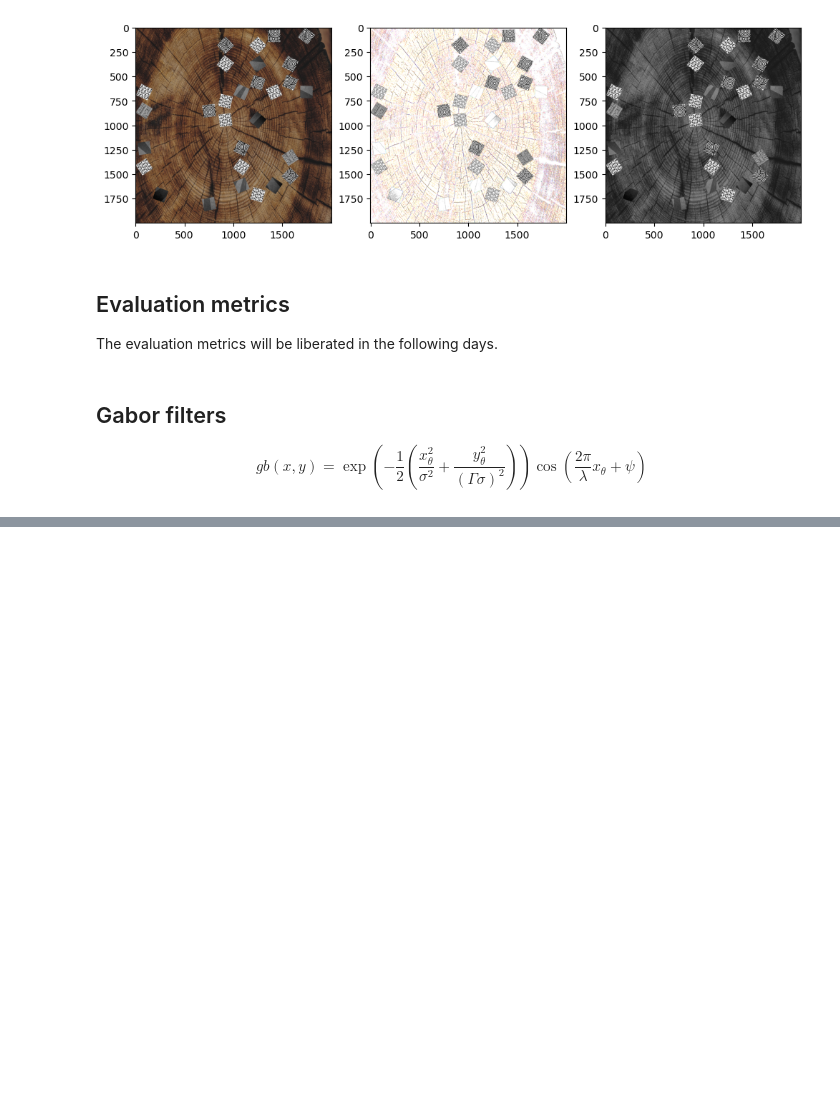
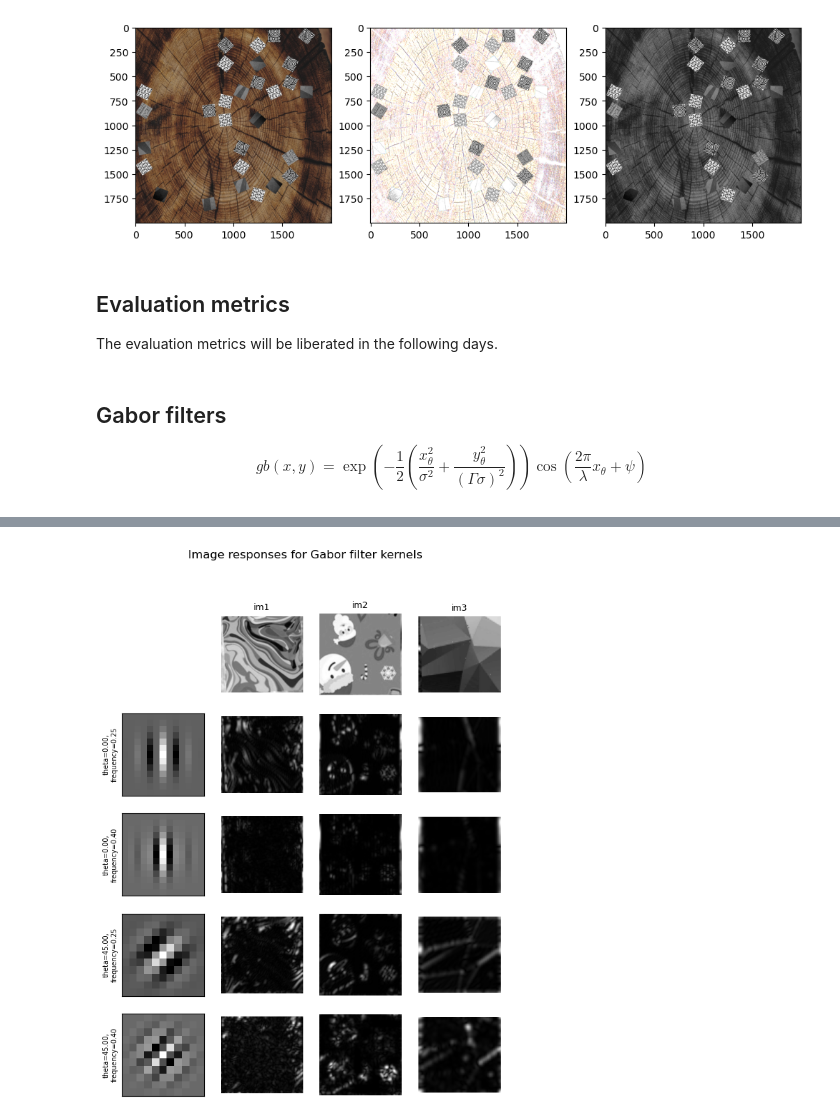
Before and after one commit to sirogosig/EE-451_code, a Jupyter notebook: project/project.ipynb, the cells around one changed output, grey strips where cells are left out. Cells and saved outputs as stored; diff of their text form; code cells hidden in the pictures; blank space fills up the shorter version.

```diff
--- a/project/project.ipynb
+++ b/project/project.ipynb
@@ -434,0 +453,51 @@ for i,row in enumerate(axes):
+# %%
+def power(image, kernel):
+    # Normalize images for better comparison.
+    image = (image - image.mean()) / image.std()
+    return np.sqrt(ndi.convolve(image, np.real(kernel), mode='wrap')**2 +
+                   ndi.convolve(image, np.imag(kernel), mode='wrap')**2)
+
+# Plot a selection of the filter bank kernels and their responses.
+results = []
+kernel_params = []
+for theta in (0, 1):
+    theta = theta / 4. * np.pi
+    for frequency in (0.25, 0.4):
+        kernel = gabor_kernel(frequency, theta=theta, sigma_x=2,sigma_y=2)
+        params = f"theta={theta * 180. / np.pi:.2f},\nfrequency={frequency:.2f}"
+        kernel_params.append(params)
+        # Save kernel and the power image for each image
+        results.append((kernel, [power(img, kernel) for img in images]))
+
+# Plotting:
+fig, axes = plt.subplots(5,4, figsize=(7, 9))
+plt.gray()
+
+fig.suptitle('Image responses for Gabor filter kernels', fontsize=12)
+
+axes[0][0].axis('off')
+
+# Plot original images
+for label, img, ax in zip(image_names, images, axes[0][1:]):
+    ax.imshow(img)
+    ax.set_title(label, fontsize=9)
+    ax.axis('off')
+
+for label, (kernel, powers), ax_row in zip(kernel_params, results, axes[1:]):
+    # Plot Gabor kernel
+    ax = ax_row[0]
+    ax.imshow(np.real(kernel))
+    ax.set_ylabel(label, fontsize=7)
+    ax.set_xticks([])
+    ax.set_yticks([])
+
+    # Plot Gabor responses with the contrast normalized for each filter
+    for patch, ax in zip(powers, ax_row[1:]):
+        vmin = np.min(patch)
+        vmax = np.max(patch)
+        ax.imshow(patch, vmin=vmin, vmax=vmax)
+        ax.axis('off')
+
+plt.show()
+# %% [output]
+[figure, added]
```
Also changed, not shown: parts of 2 cells of this notebook.
